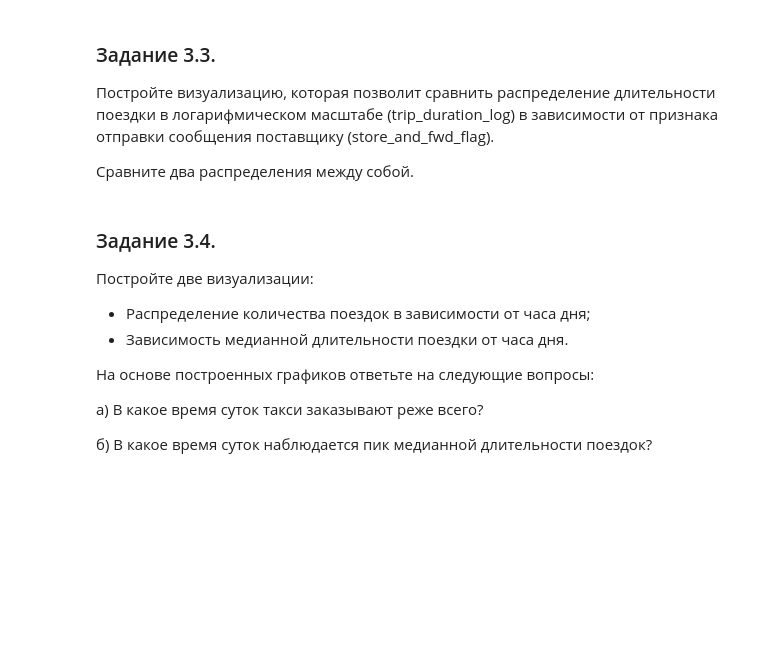
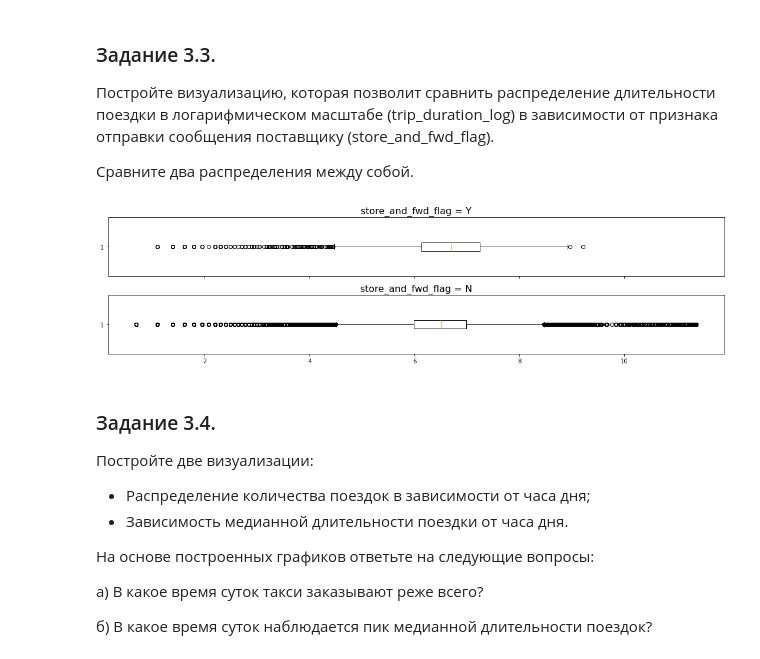
Before and after one commit to dmitruy11/PROJEKT-5, a Jupyter notebook: Project-5._Ноутбук-шаблон.ipynb, the cells around one changed output. Saved outputs shown, nothing was run; the diff lists cells and outputs as text; code cells hidden in the pictures; blank space fills up the shorter version.

```diff
--- a/Project-5._Ноутбук-шаблон.ipynb
+++ b/Project-5._Ноутбук-шаблон.ipynb
@@ -552,3 +582,14 @@ taxi_data['trip_duration_log'] = np.log(taxi_data['trip_duration']+1)
+# %%
+# ваш код здесь
+fig, axx = plt.subplots(2, 1, sharex=True, figsize=(15, 4), gridspec_kw={'height_ratios': [1,1]})
+axx[0].boxplot(taxi_data['trip_duration_log'][taxi_data['store_and_fwd_flag']=='Y'], vert=False)
+axx[0].set_title('store_and_fwd_flag = Y', fontsize=16)
+axx[1].boxplot(taxi_data['trip_duration_log'][taxi_data['store_and_fwd_flag']=='N'], vert=False)
+axx[1].set_title('store_and_fwd_flag = N', fontsize=16)
+plt.tight_layout()
+plt.show()
+# %% [output]
+[figure, added]
 # %% [markdown]
 ### Задание 3.4.
 Постройте две визуализации:
```
Also changed, not shown: parts of 20 cells of this notebook.
